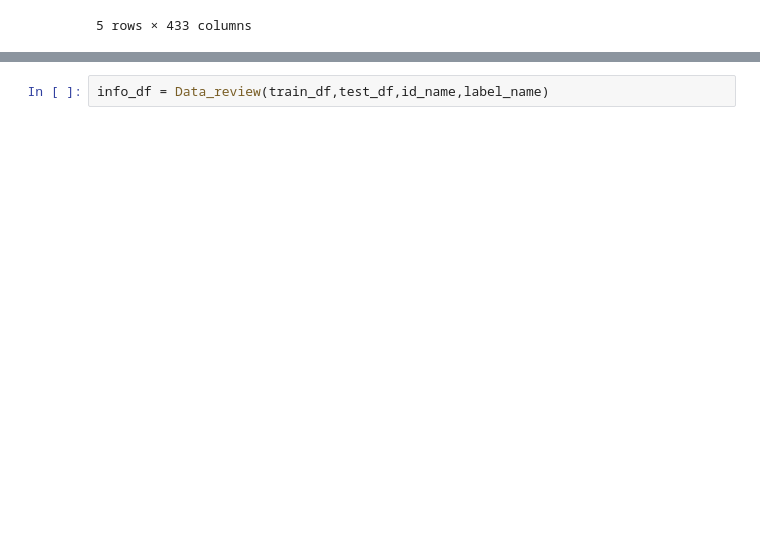
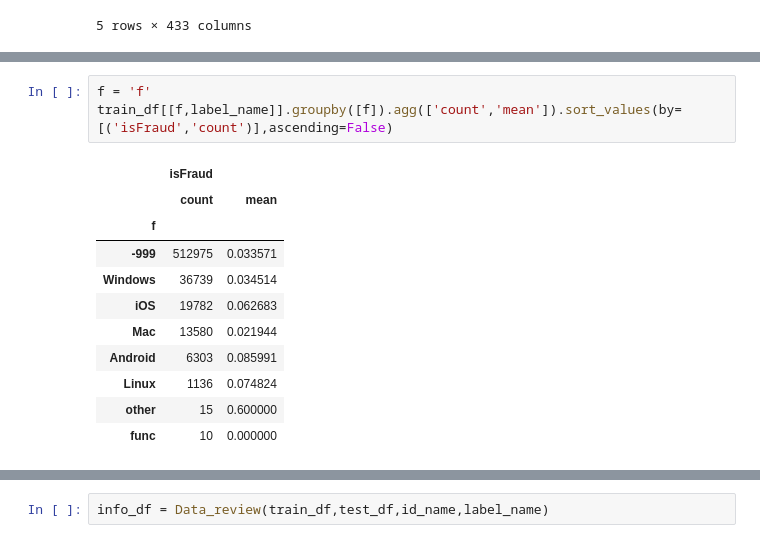
Before and after one commit to jxzly/Kaggle-IEEE-CIS-Fraud-Detection-2019, a Jupyter notebook: data_review.ipynb, the cells around one changed output, grey strips where cells are left out. Cells and saved outputs as stored; diff of their text form; blank space fills up the shorter version.

```diff
--- a/data_review.ipynb
+++ b/data_review.ipynb
@@ -88,0 +105,15 @@ def Data_review(trainDf,testDf,idName,labelName):
+# %%
+f = 'f'
+train_df[[f,label_name]].groupby([f]).agg(['count','mean']).sort_values(by=[('isFraud','count')],ascending=False)
+# %% [output]
+|  | isFraud |  |
+|  | count | mean |
+| f |  |  |
+| -999 | 512975 | 0.033571 |
+| Windows | 36739 | 0.034514 |
+| iOS | 19782 | 0.062683 |
+| Mac | 13580 | 0.021944 |
+| Android | 6303 | 0.085991 |
+| Linux | 1136 | 0.074824 |
+| other | 15 | 0.600000 |
+| func | 10 | 0.000000 |
```
Also changed, not shown: parts of 9 cells of this notebook, 2 other files.
